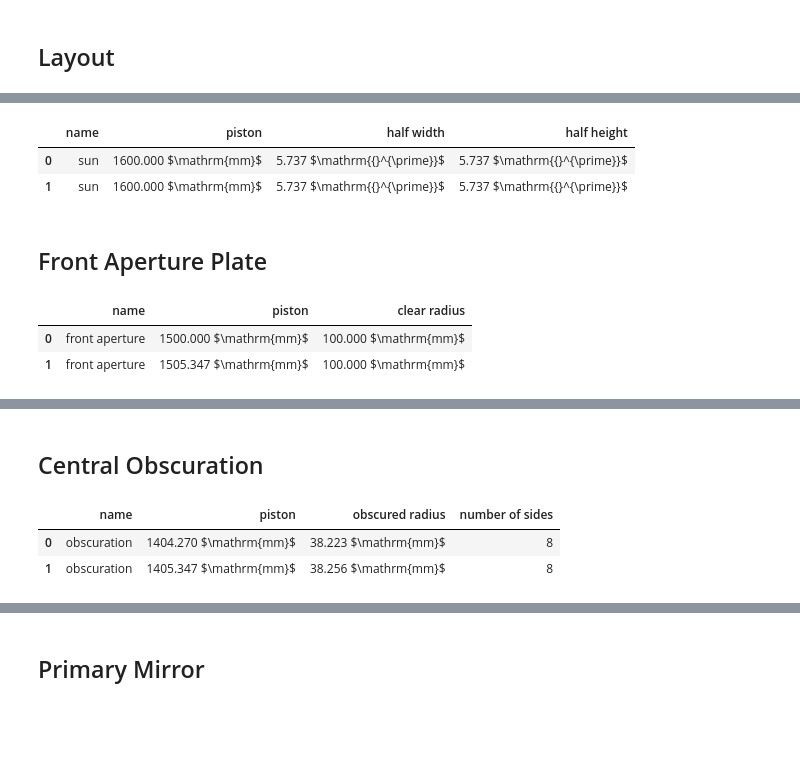
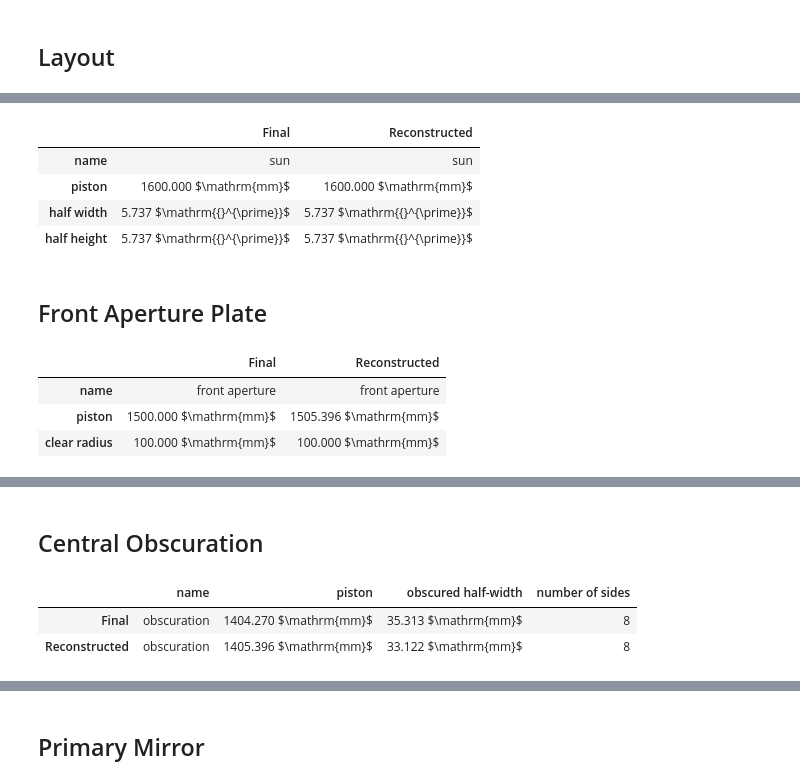
Before and after one commit to Kankelborg-Group/ESIS, a Jupyter notebook: esis/optics/reproduce_esis.ipynb, the cells around one changed output, grey strips where cells are left out. Drawn from its saved outputs; the diff is of its cells as text; code cells hidden in the pictures; blank space fills up the shorter version.

```diff
--- a/esis/optics/reproduce_esis.ipynb
+++ b/esis/optics/reproduce_esis.ipynb
@@ -19,10 +19,10 @@ import esis.optics
 
 warnings.filterwarnings('ignore')
 # %%
-pupil_samples = 21
-field_samples = 5
-
-esis_optics_small = esis.optics.design.final(pupil_samples=5, field_samples=5)
+pupil_samples = 100
+pupil_samples_small = 7
+field_samples = 7
+esis_optics_small = esis.optics.design.final(pupil_samples=pupil_samples_small, field_samples=field_samples)
 esis_optics = esis.optics.design.final(pupil_samples=pupil_samples, field_samples=field_samples)
 # %%
 new_esis_optics = esis.optics.design.final_from_poletto(
@@ -36,6 +36,10 @@ new_esis_optics_small = new_esis_optics.copy()
 new_esis_optics_small.pupil_samples = esis_optics_small.pupil_samples
 new_esis_optics_small.field_samples = esis_optics_small.field_samples
 new_esis_optics_small.update()
+# %%
+name_old = 'Final'
+name_new = 'Reconstructed'
+names = [name_old, name_new]
 # %% [markdown]
 ## Layout
 # %%
@@ -88,19 +90,26 @@ _ = ax_bore.axis('equal')
 c_old = esis_optics.components
 c_new = new_esis_optics.components
 # %%
-pd.concat([c_old.source.dataframe, c_new.source.dataframe], ignore_index=True)
+table_source = pd.concat([c_old.source.dataframe, c_new.source.dataframe])
+table_source.index = names
+table_source.T
 # %% [output]
-|  | name | piston | half width | half height |
-| 0 | sun | 1600.000 $\mathrm{mm}$ | 5.737 $\mathrm{{}^{\prime}}$ | 5.737 $\mathrm{{}^{\prime}}$ |
-| 1 | sun | 1600.000 $\mathrm{mm}$ | 5.737 $\mathrm{{}^{\prime}}$ | 5.737 $\mathrm{{}^{\prime}}$ |
+|  | Final | Reconstructed |
+| name | sun | sun |
+| piston | 1600.000 $\mathrm{mm}$ | 1600.000 $\mathrm{mm}$ |
+| half width | 5.737 $\mathrm{{}^{\prime}}$ | 5.737 $\mathrm{{}^{\prime}}$ |
+| half height | 5.737 $\mathrm{{}^{\prime}}$ | 5.737 $\mathrm{{}^{\prime}}$ |
 # %% [markdown]
 ## Front Aperture Plate
 # %%
-pd.concat([c_old.front_aperture.dataframe, c_new.front_aperture.dataframe], ignore_index=True)
+table_front_aper = pd.concat([c_old.front_aperture.dataframe, c_new.front_aperture.dataframe])
+table_front_aper.index = names
+table_front_aper.T
 # %% [output]
-|  | name | piston | clear radius |
-| 0 | front aperture | 1500.000 $\mathrm{mm}$ | 100.000 $\mathrm{mm}$ |
-| 1 | front aperture | 1505.347 $\mathrm{mm}$ | 100.000 $\mathrm{mm}$ |
+|  | Final | Reconstructed |
+| name | front aperture | front aperture |
+| piston | 1500.000 $\mathrm{mm}$ | 1505.396 $\mathrm{mm}$ |
+| clear radius | 100.000 $\mathrm{mm}$ | 100.000 $\mathrm{mm}$ |
 # %%
 fig_front_aper, axs_front_aper = plt.subplots(
     ncols=2,
@@ -129,11 +138,13 @@ _ = axs_front_aper[1].set_title(name_new)
 # %% [markdown]
 ## Central Obscuration
 # %%
-pd.concat([c_old.central_obscuration.dataframe, c_new.central_obscuration.dataframe], ignore_index=True)
+table_obs = pd.concat([c_old.central_obscuration.dataframe, c_new.central_obscuration.dataframe])
+table_obs.index = names
+table_obs
 # %% [output]
-|  | name | piston | obscured radius | number of sides |
-| 0 | obscuration | 1404.270 $\mathrm{mm}$ | 38.223 $\mathrm{mm}$ | 8 |
-| 1 | obscuration | 1405.347 $\mathrm{mm}$ | 38.256 $\mathrm{mm}$ | 8 |
+|  | name | piston | obscured half-width | number of sides |
+| Final | obscuration | 1404.270 $\mathrm{mm}$ | 35.313 $\mathrm{mm}$ | 8 |
+| Reconstructed | obscuration | 1405.396 $\mathrm{mm}$ | 33.122 $\mathrm{mm}$ | 8 |
 # %%
 fig_obscuration, axs_obscuration = plt.subplots(
     ncols=2,
```
Also changed, not shown: parts of 15 cells of this notebook, 6 other files.
